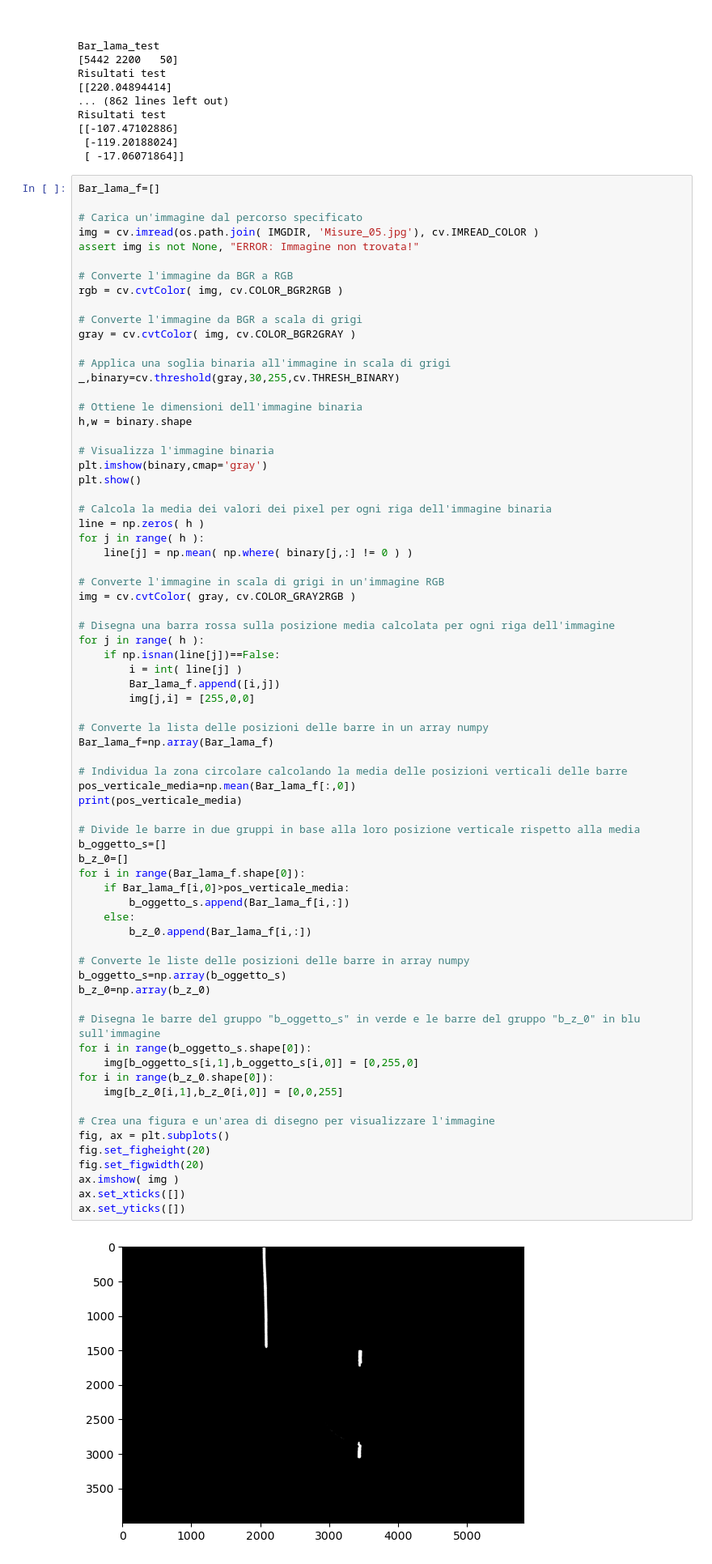
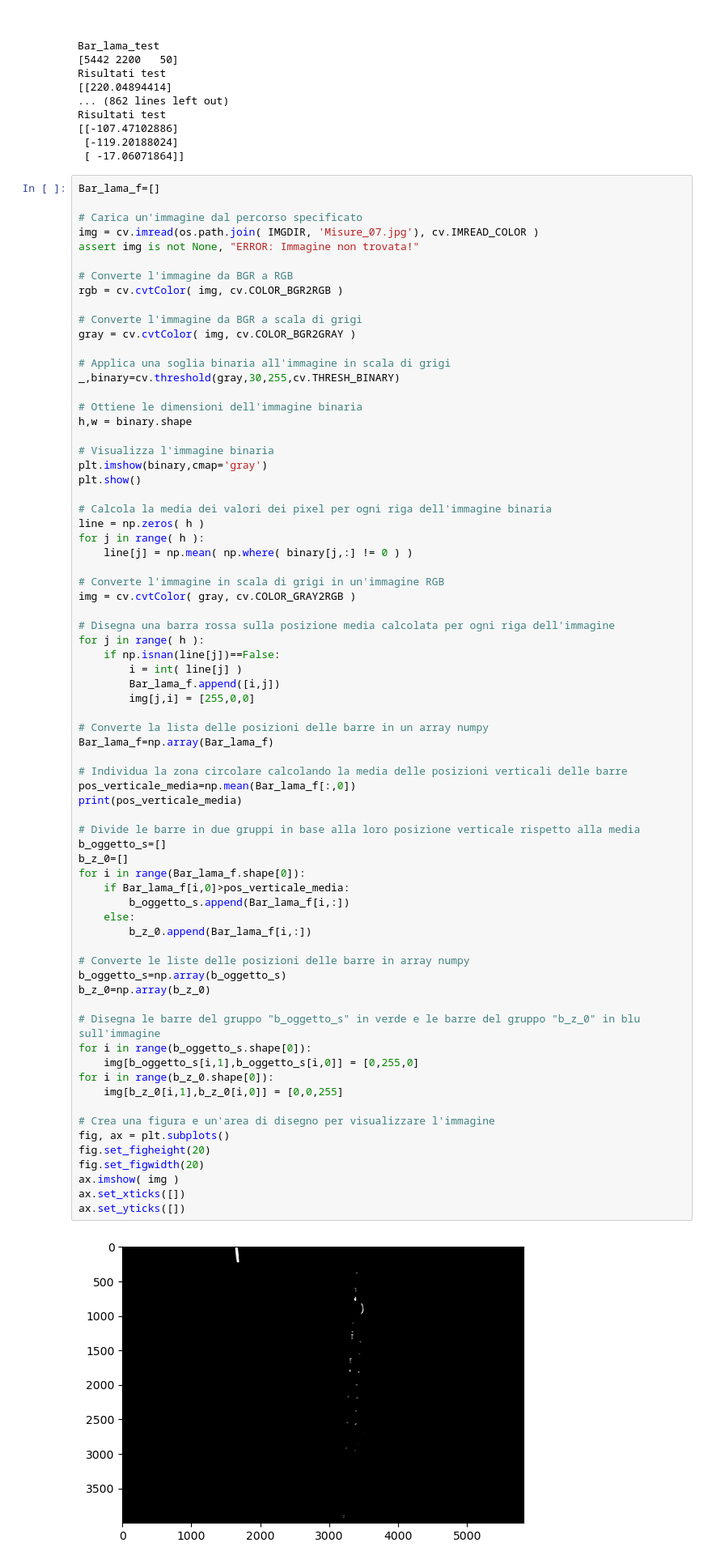
Before and after one commit to eldemaster/ProgettoSdV, a Jupyter notebook: Progetto_definitivo.ipynb, the cells around one changed output. Shown at 81% size. Cells and saved outputs as stored; diff of their text form.

```diff
--- a/Progetto_definitivo.ipynb
+++ b/Progetto_definitivo.ipynb
@@ -694,7 +681,7 @@ Risultati test
 Bar_lama_f=[]
 
 # Carica un'immagine dal percorso specificato
-img = cv.imread(os.path.join( IMGDIR, 'Misure_05.jpg'), cv.IMREAD_COLOR )
+img = cv.imread(os.path.join( IMGDIR, 'Misure_07.jpg'), cv.IMREAD_COLOR )
 assert img is not None, "ERROR: Immagine non trovata!"
 
 # Converte l'immagine da BGR a RGB
@@ -735,31 +722,31 @@ Bar_lama_f=np.array(Bar_lama_f)
 pos_verticale_media=np.mean(Bar_lama_f[:,0])
 print(pos_verticale_media)
 
 # Divide le barre in due gruppi in base alla loro posizione verticale rispetto alla media
 b_oggetto_s=[]
 b_z_0=[]
 for i in range(Bar_lama_f.shape[0]):
     if Bar_lama_f[i,0]>pos_verticale_media:
         b_oggetto_s.append(Bar_lama_f[i,:])
     else:
         b_z_0.append(Bar_lama_f[i,:])
 
 # Converte le liste delle posizioni delle barre in array numpy
 b_oggetto_s=np.array(b_oggetto_s)
 b_z_0=np.array(b_z_0)
 
 # Disegna le barre del gruppo "b_oggetto_s" in verde e le barre del gruppo "b_z_0" in blu sull'immagine
 for i in range(b_oggetto_s.shape[0]):
     img[b_oggetto_s[i,1],b_oggetto_s[i,0]] = [0,255,0]
 for i in range(b_z_0.shape[0]):
     img[b_z_0[i,1],b_z_0[i,0]] = [0,0,255]
 
 # Crea una figura e un'area di disegno per visualizzare l'immagine
 fig, ax = plt.subplots()
 fig.set_figheight(20)
 fig.set_figwidth(20)
 ax.imshow( img )
 ax.set_xticks([])
 ax.set_yticks([])
 # %% [output]
-[figure, old version]
+[figure, new version]
```
Also changed, not shown: parts of 4 cells of this notebook, 1 other file.
